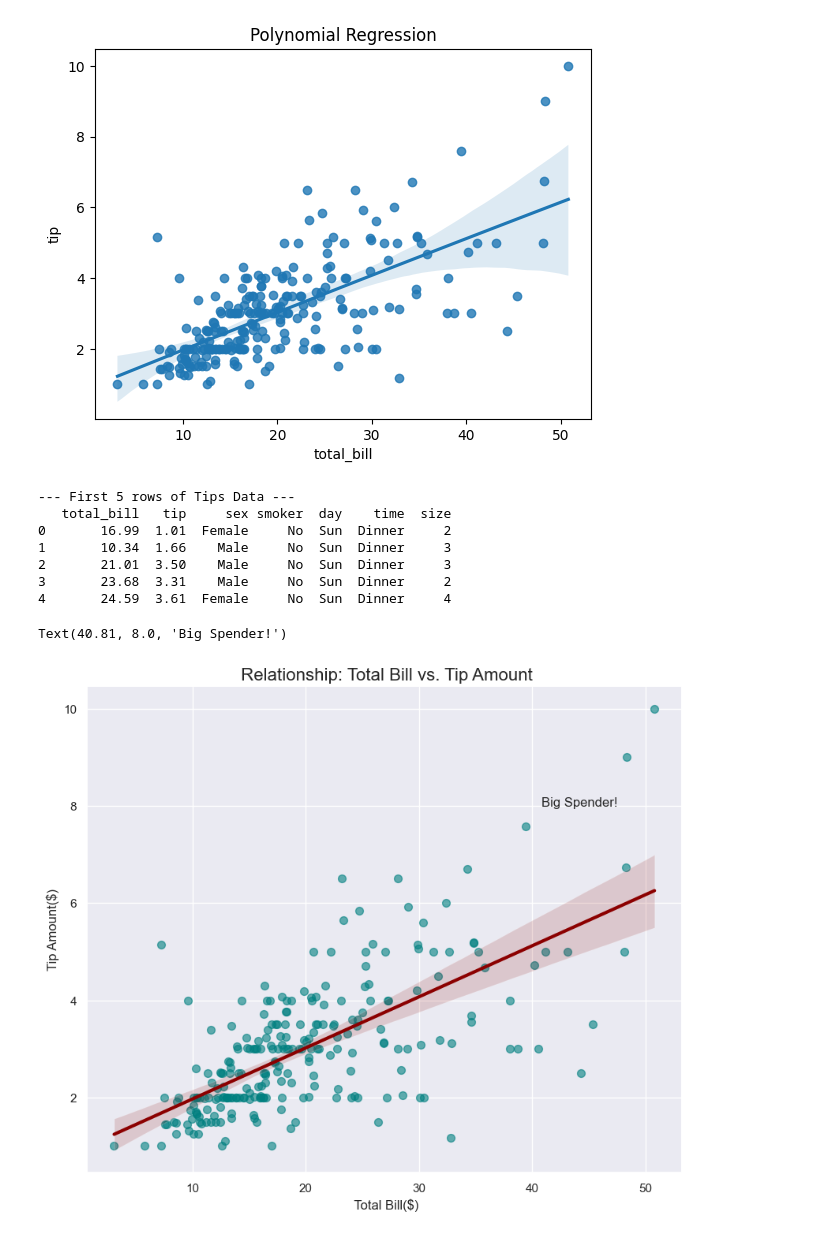
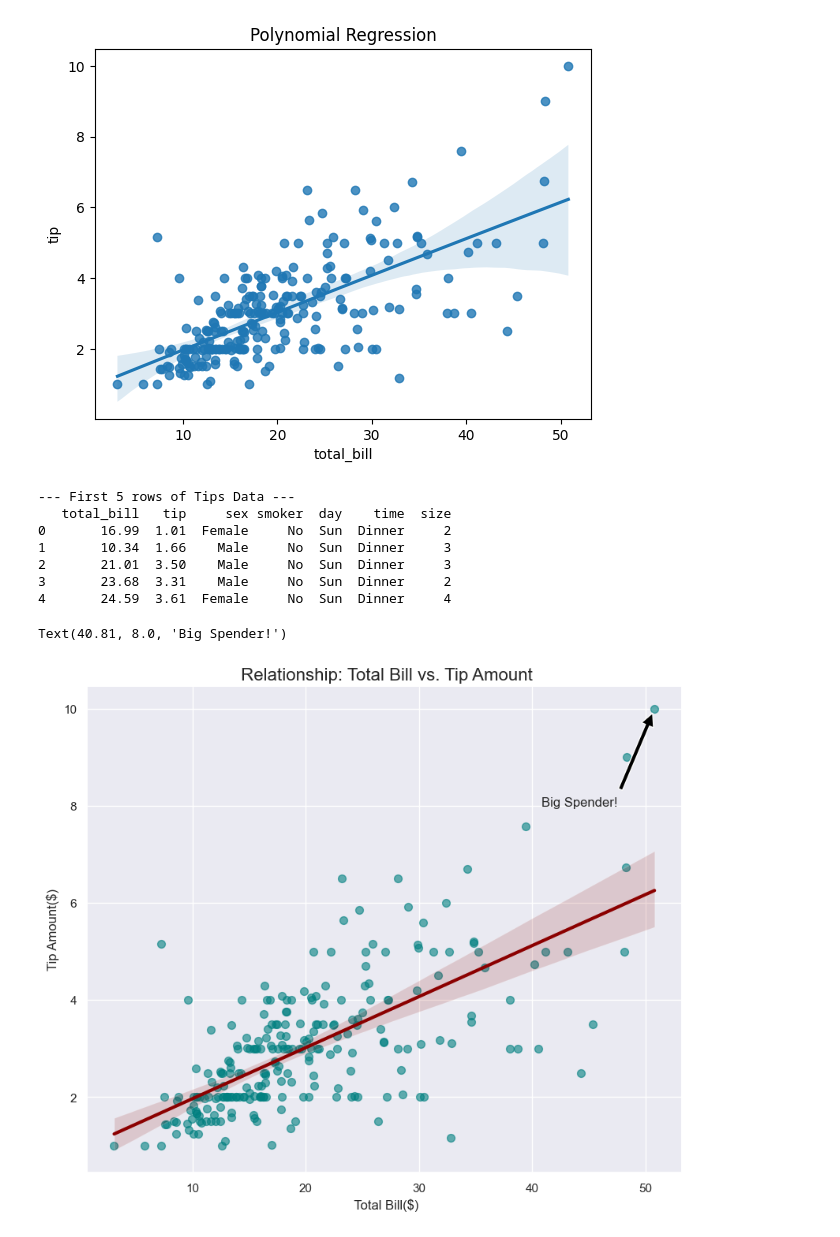
Before and after one commit to Subodhoraw/Python-revive, a Jupyter notebook: Q&A/python_details/seaborn1/INTERMEDIATESEA.IPYNB, the cells around one changed output. Cells and saved outputs as stored; diff of their text form; code cells hidden in the pictures.

```diff
--- a/Q&A/python_details/seaborn1/INTERMEDIATESEA.IPYNB
+++ b/Q&A/python_details/seaborn1/INTERMEDIATESEA.IPYNB
@@ -95,32 +95,33 @@ g = sns.lmplot(
     aspect = 1.2,# Width vs Height ratio
     # Scatter point styling
     scatter_kws ={'s': 50, 'alpha': 0.6, 'color':'teal'},
 
     #Regression line styling
     line_kws = {'color': 'darkred','linewidth': 3}
 )
 # ========================================
 # 3. Add Context
 #=========================================
 
 #lmplot returns a "FacetGrid" object (g), so we talk to g.ax to set titles.
 g.ax.set_title(" Relationship: Total Bill vs. Tip Amount", fontsize = 16)
 g.ax.set_xlabel(" Total Bill($)", fontsize = 12)
 g.ax.set_ylabel("Tip Amount($)", fontsize = 12)
 
 #Add an annotation to pint out an intresting outlier
 #Finding the  biggest tipper
 max_tip_row = tips_data.loc[tips_data['tip'].idxmax()]
 g.ax.annotate("Big Spender!",
               xy = ( max_tip_row['total_bill'],max_tip_row['tip']),
-              xytext=(max_tip_row['total_bill']-10, max_tip_row['tip']-2))
+              xytext=(max_tip_row['total_bill']-10, max_tip_row['tip']-2),
+              arrowprops= dict(facecolor ='black',shrink =0.05))
 # %% [output]
 --- First 5 rows of Tips Data ---
    total_bill   tip     sex smoker  day    time  size
 0       16.99  1.01  Female     No  Sun  Dinner     2
 1       10.34  1.66    Male     No  Sun  Dinner     3
 2       21.01  3.50    Male     No  Sun  Dinner     3
 3       23.68  3.31    Male     No  Sun  Dinner     2
 4       24.59  3.61  Female     No  Sun  Dinner     4
 Text(40.81, 8.0, 'Big Spender!')
-[figure, old version]
+[figure, new version]
```
Also changed, not shown: parts of 2 cells of this notebook.
